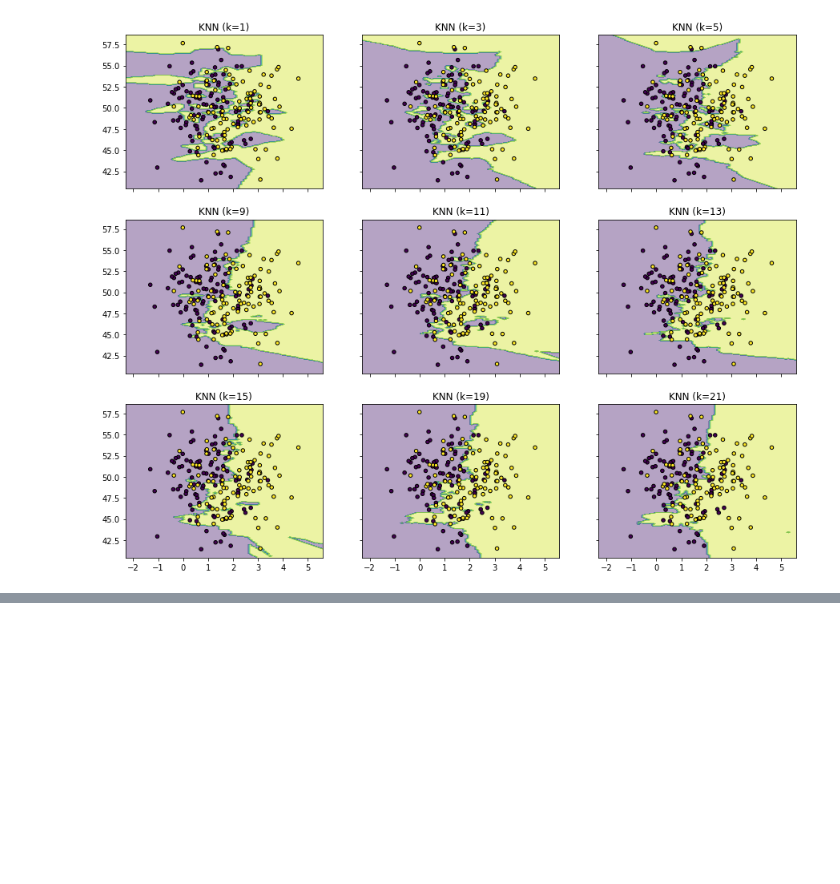
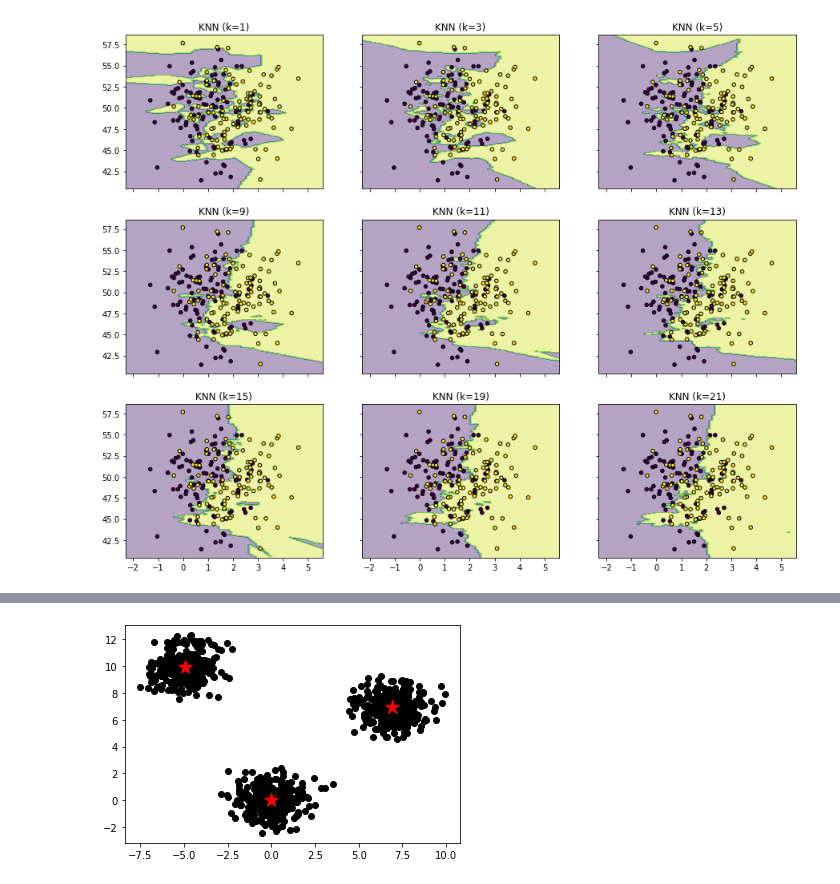
Before and after one commit to yeb2Binfang/ECE-GY-9163-ML-cyber, a Jupyter notebook: Lab/KNN_Kmeans.ipynb, the cells around one changed output, grey strips where cells are left out. Cells and saved outputs as stored; diff of their text form; code cells hidden in the pictures; blank space fills up the shorter version.

```diff
--- a/Lab/KNN_Kmeans.ipynb
+++ b/Lab/KNN_Kmeans.ipynb
@@ -202,0 +214,3 @@ K-means 算法的过程
+# %%
+def euclidean_dist(point1, point2):
+  return np.sqrt(sum((point1-point2)**2))
@@ -202,0 +271,8 @@ K-means 算法的过程
+# %%
+centroids, clusters = kMeans_classifier(3, X)
+# %%
+plt.scatter(X[:,0],X[:,1],c='black')
+plt.scatter(centroids[:, 0],centroids[:, 1], marker='*', s= 200, c='r')
+plt.show()
+# %% [output]
+[figure, added]
```
Also changed, not shown: parts of 8 cells of this notebook.
